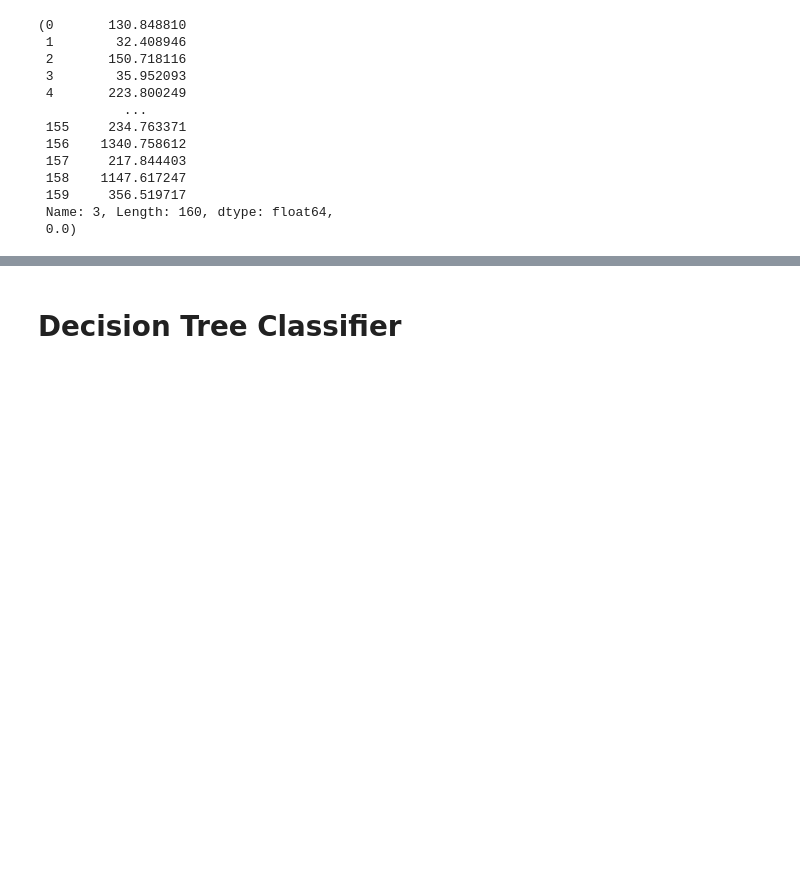
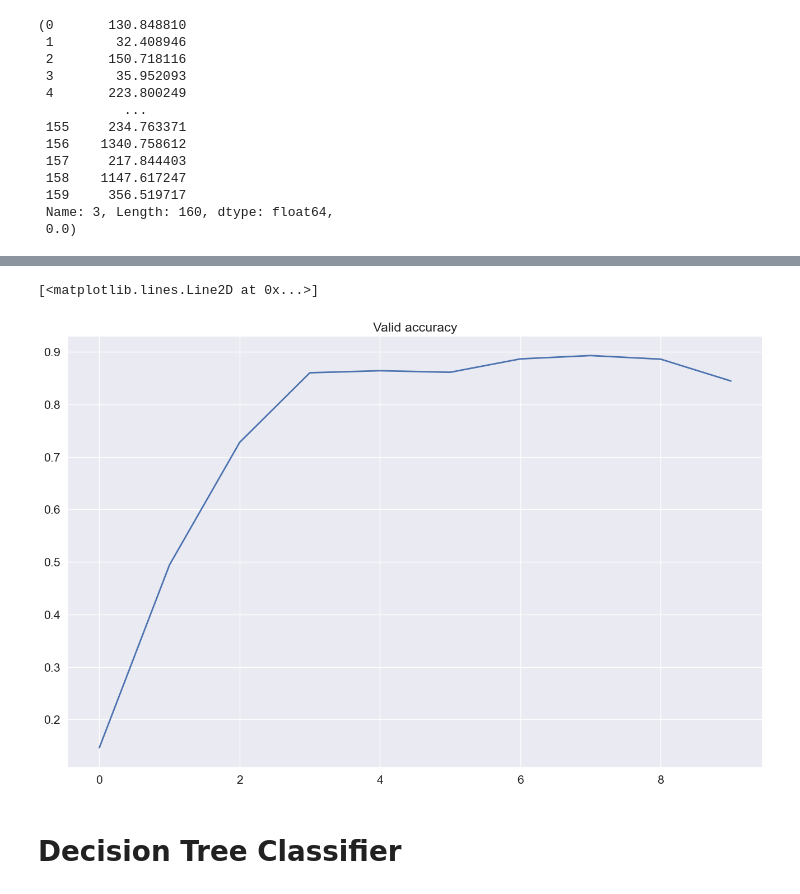
Before and after one commit to Xbostick/sveta, a Jupyter notebook: HW_4.ipynb, the cells around one changed output, grey strips where cells are left out. Saved outputs shown, nothing was run; the diff lists cells and outputs as text; code cells hidden in the pictures; blank space fills up the shorter version.

```diff
--- a/HW_4.ipynb
+++ b/HW_4.ipynb
@@ -171,5 +187,5 @@ torch.Tensor
 # %%
 train_dataset = TensorDataset(torch.tensor(X_train.values),torch.tensor(Y_train.values))
 test_dataset = TensorDataset(torch.tensor(X_test.values),torch.tensor(Y_test.values))
-train_dataloader = DataLoader(train_dataset, batch_size = 1)
-test_dataloader = DataLoader(test_dataset, batch_size = 1)
+train_dataloader = DataLoader(train_dataset, batch_size = 1,shuffle=True)
+test_dataloader = DataLoader(test_dataset, batch_size = 1,shuffle= True)
@@ -207,6 +247,6 @@ model = nn.Sequential(
     activation(),
     torch.nn.Linear(120, 30),
     activation(),
-    torch.nn.Linear(30, 6),
+    torch.nn.Linear(30, 7),
     torch.nn.Softmax()
 )
@@ -217,18 +259,19 @@ optimizer = torch.optim.Adam(model.parameters())
 loaders = {"train": train_dataloader,"test" : test_dataloader}
 # %%
 max_epochs = 10
-accuracy = {"train": [], "valid": []}
+accuracy = {"train": [], "test": []}
 for epoch in range(max_epochs):
     for k, dataloader in loaders.items():
         epoch_correct = 0
         epoch_all = 0
         for x_batch, y_batch in dataloader:
-            #x_batch,y_batch = x_batch.cuda(), y_batch.cuda()
-            print(x_batch.shape)
+            x_batch,y_batch = x_batch.cuda(), y_batch.cuda()
+            x_batch= x_batch.to(torch.float32)
+           #print(y_batch)
             if k == "train":
                 model.train()
                 optimizer.zero_grad()
-                outp = model(x_batch.transpose)
+                outp = model(x_batch)
             else:
                  model.eval()
                  with torch.no_grad():
@@ -239,7 +282,9 @@ for epoch in range(max_epochs):
             epoch_correct += correct.item()
             epoch_all += all
             if k == "train":
-                loss = criterion(outp, y_batch)
+                #print(outp)
+                #print(y_batch.long())
+                loss = criterion(outp, y_batch.long())
                 loss.backward()
                 optimizer.step()
         if k == "train":
@@ -252,3 +312,13 @@ TypeError: linear(): argument 'input' (position 1) must be Tensor, not builtin_f
+# %%
+import seaborn as sns
+sns.set(style="darkgrid", font_scale=1.4)
+
+plt.figure(figsize=(16, 10))
+plt.title("Valid accuracy")
+plt.plot(range(max_epochs), accuracy["test"], label="No activation", linewidth=2)
+# %% [output]
+[<matplotlib.lines.Line2D at 0x...>]
+[figure, added]
 # %%
 Y = dataF['label']
 X = dataF.drop('label', axis=1)
```
Also changed, not shown: parts of 8 cells of this notebook.
